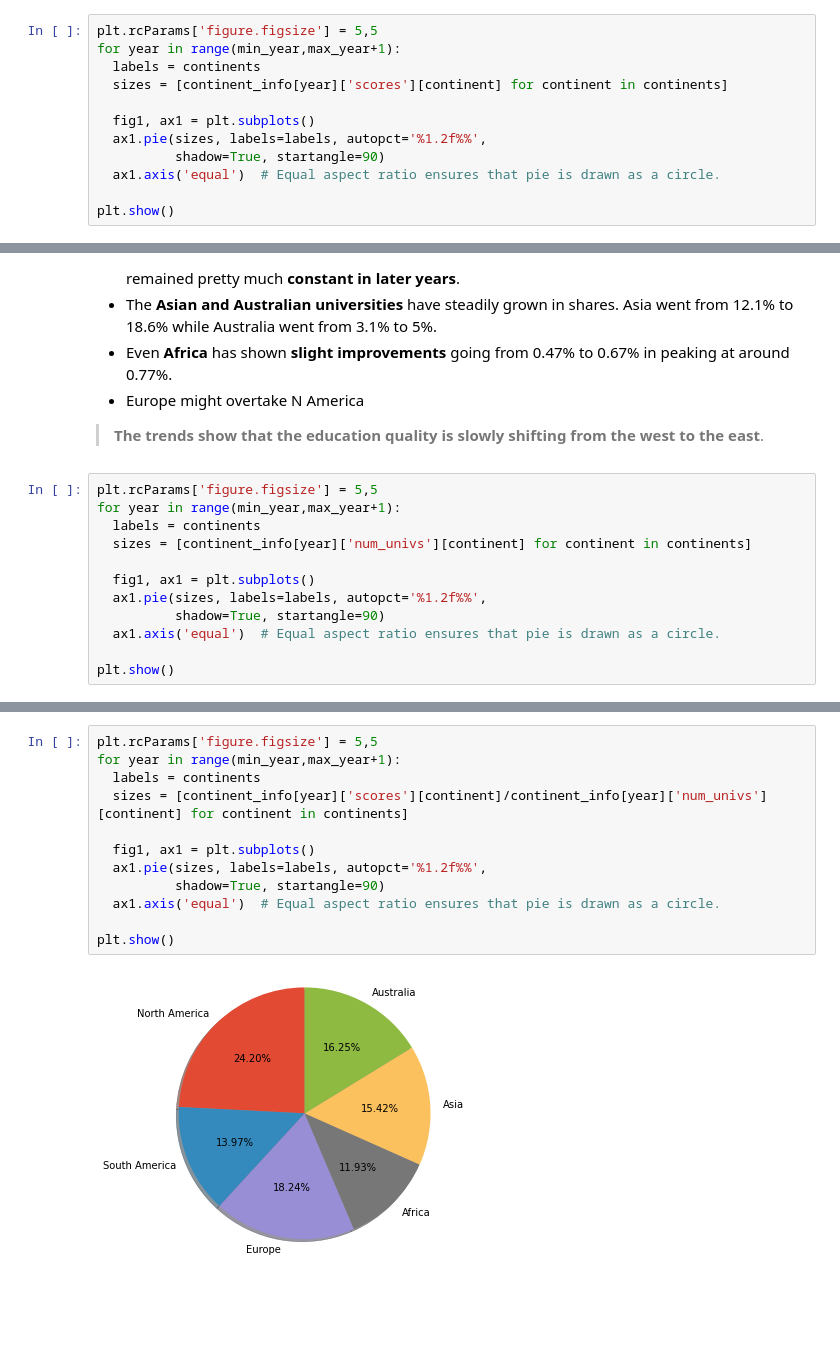
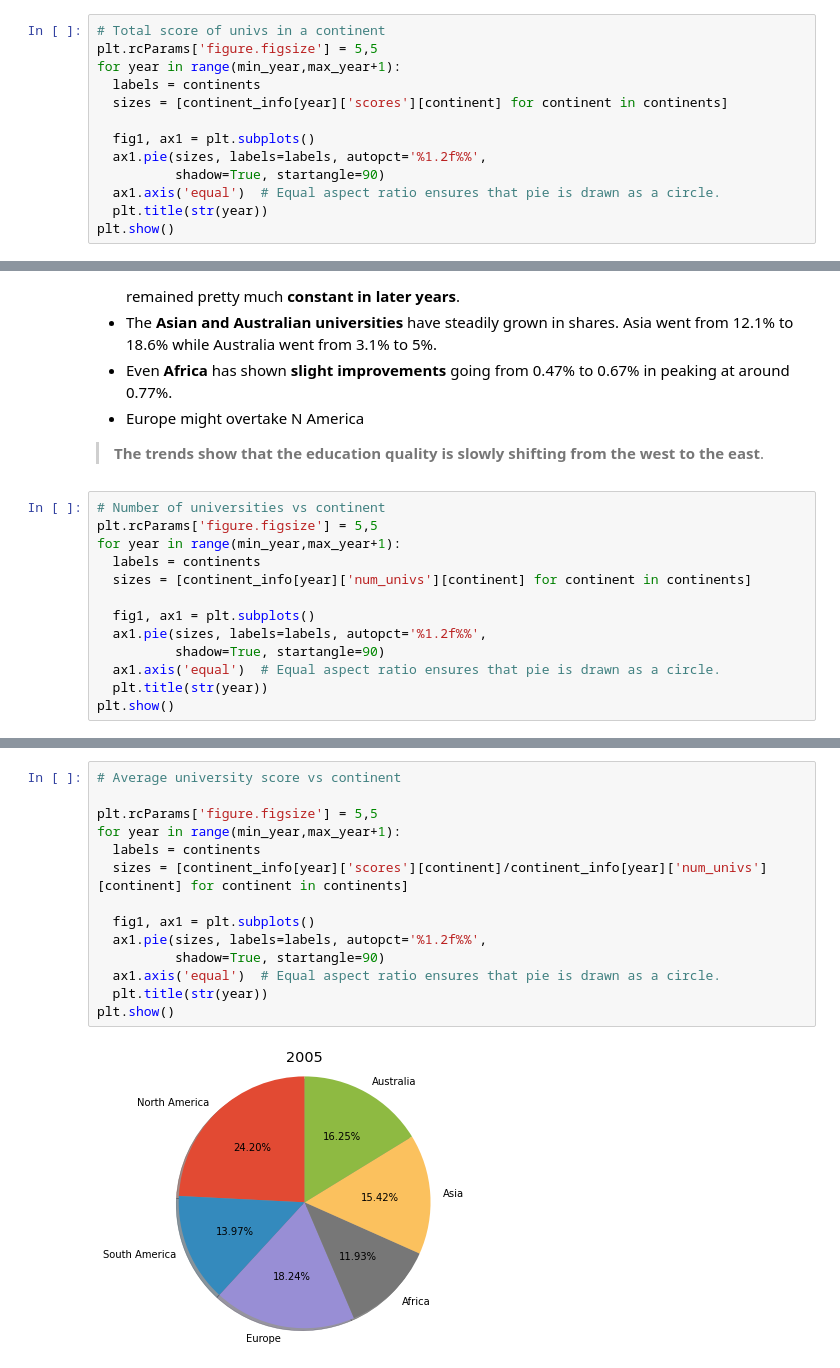
Before and after one commit to kalp121212/DS203_Project, a Jupyter notebook: Shanghai_EDA.ipynb, the cells around one changed output, grey strips where cells are left out. Cells and saved outputs as stored; diff of their text form; blank space fills up the shorter version.

Commit message:
Updated pie charts

```diff
--- a/Shanghai_EDA.ipynb
+++ b/Shanghai_EDA.ipynb
@@ -392,6 +392,7 @@ for year in range(min_year,max_year+1):
     num_univs[df[year]['Continent'][i]] += 1
   continent_info[year] = {'scores':scores, 'num_univs':num_univs}
 # %%
+# Total score of univs in a continent
 plt.rcParams['figure.figsize'] = 5,5
 for year in range(min_year,max_year+1):
   labels = continents
@@ -401,6 +402,6 @@ for year in range(min_year,max_year+1):
   ax1.pie(sizes, labels=labels, autopct='%1.2f%%',
           shadow=True, startangle=90)
   ax1.axis('equal')  # Equal aspect ratio ensures that pie is drawn as a circle.
-
+  plt.title(str(year))
 plt.show()
 # %% [output]
@@ -428,6 +429,7 @@ plt.show()
 - Europe might overtake N America
 > **The trends show that the education quality is slowly shifting from the west to the east**.
 # %%
+# Number of universities vs continent
 plt.rcParams['figure.figsize'] = 5,5
 for year in range(min_year,max_year+1):
   labels = continents
@@ -437,6 +439,6 @@ for year in range(min_year,max_year+1):
   ax1.pie(sizes, labels=labels, autopct='%1.2f%%',
           shadow=True, startangle=90)
   ax1.axis('equal')  # Equal aspect ratio ensures that pie is drawn as a circle.
-
+  plt.title(str(year))
 plt.show()
 # %% [output]
@@ -457,14 +459,16 @@ plt.show()
 # %%
+# Average university score vs continent
+
 plt.rcParams['figure.figsize'] = 5,5
 for year in range(min_year,max_year+1):
   labels = continents
   sizes = [continent_info[year]['scores'][continent]/continent_info[year]['num_univs'][continent] for continent in continents]
 
   fig1, ax1 = plt.subplots()
   ax1.pie(sizes, labels=labels, autopct='%1.2f%%',
           shadow=True, startangle=90)
   ax1.axis('equal')  # Equal aspect ratio ensures that pie is drawn as a circle.
-
+  plt.title(str(year))
 plt.show()
 # %% [output]
-[figure, old version]
+[figure, new version]
```
Also changed, not shown: parts of 3 cells of this notebook.
